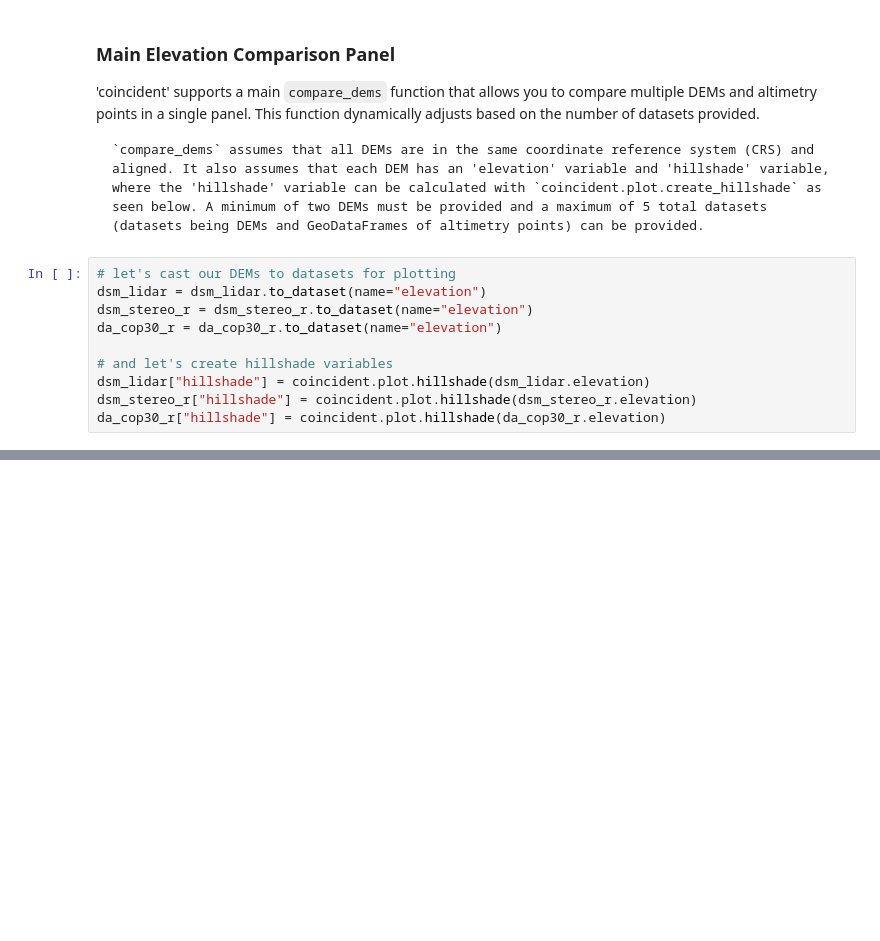
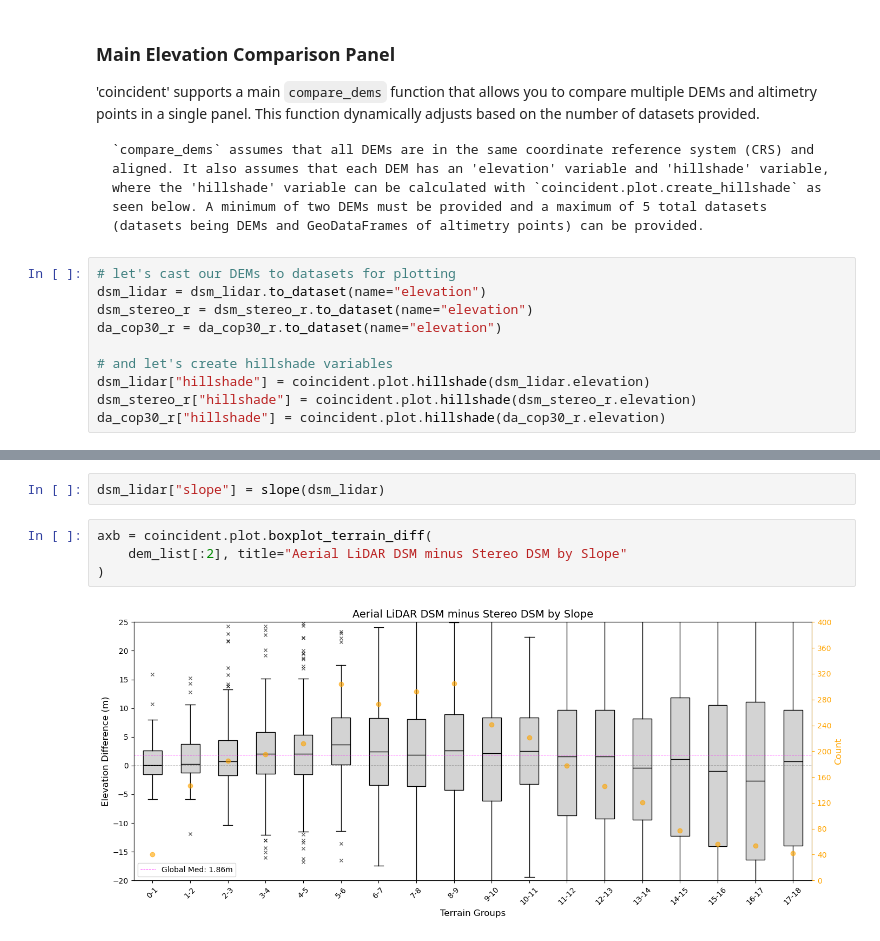
Before and after one commit to uw-cryo/coincident, a Jupyter notebook: docs/examples/elevation_plotting.ipynb, the cells around one changed output, grey strips where cells are left out. Drawn from its saved outputs; the diff is of its cells as text; blank space fills up the shorter version.

Commit message:
Added boxplot grouped elev comp

```diff
--- a/docs/examples/elevation_plotting.ipynb
+++ b/docs/examples/elevation_plotting.ipynb
@@ -138,0 +176,8 @@ fig3 = coincident.plot.compare_dems(dem_list[:2], {"ICESat-2": (subset_is2, "h_l
+# %%
+dsm_lidar["slope"] = slope(dsm_lidar)
+# %%
+axb = coincident.plot.boxplot_terrain_diff(
+    dem_list[:2], title="Aerial LiDAR DSM minus Stereo DSM by Slope"
+)
+# %% [output]
+[figure, added]
```
Also changed, not shown: parts of 10 cells of this notebook, 3 other files.
